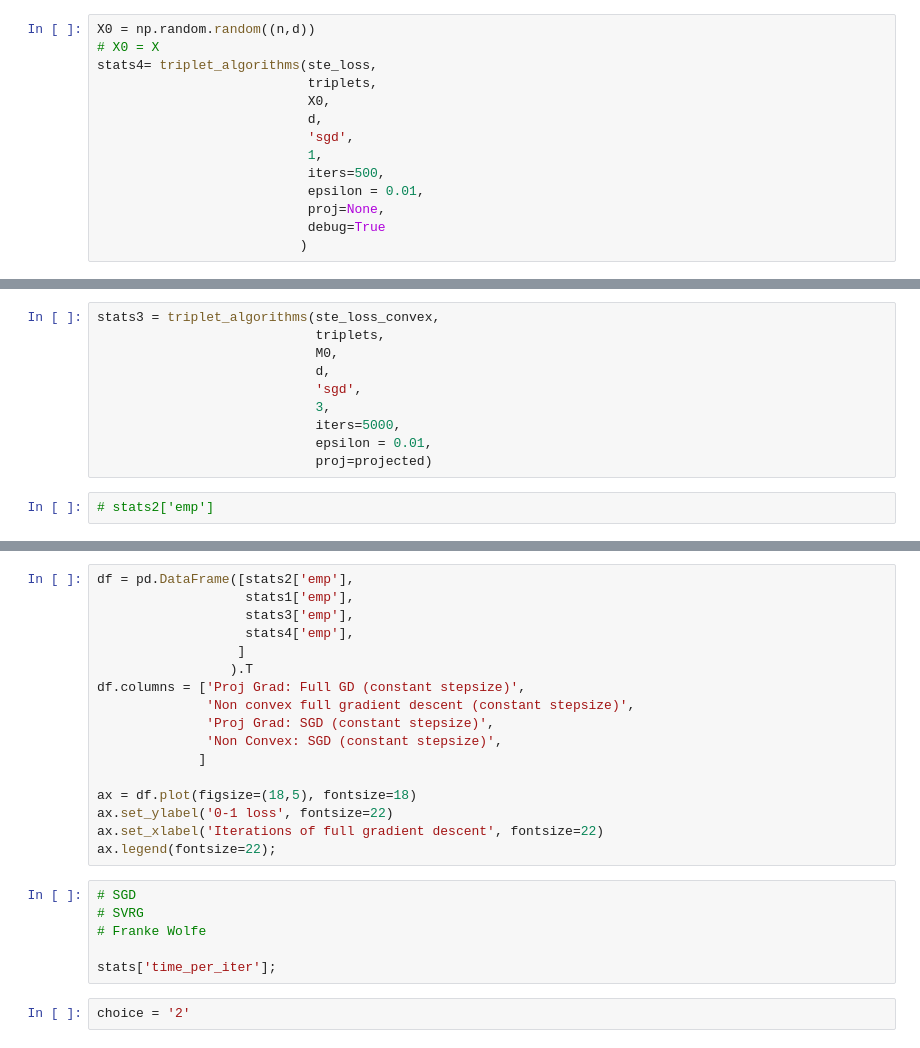
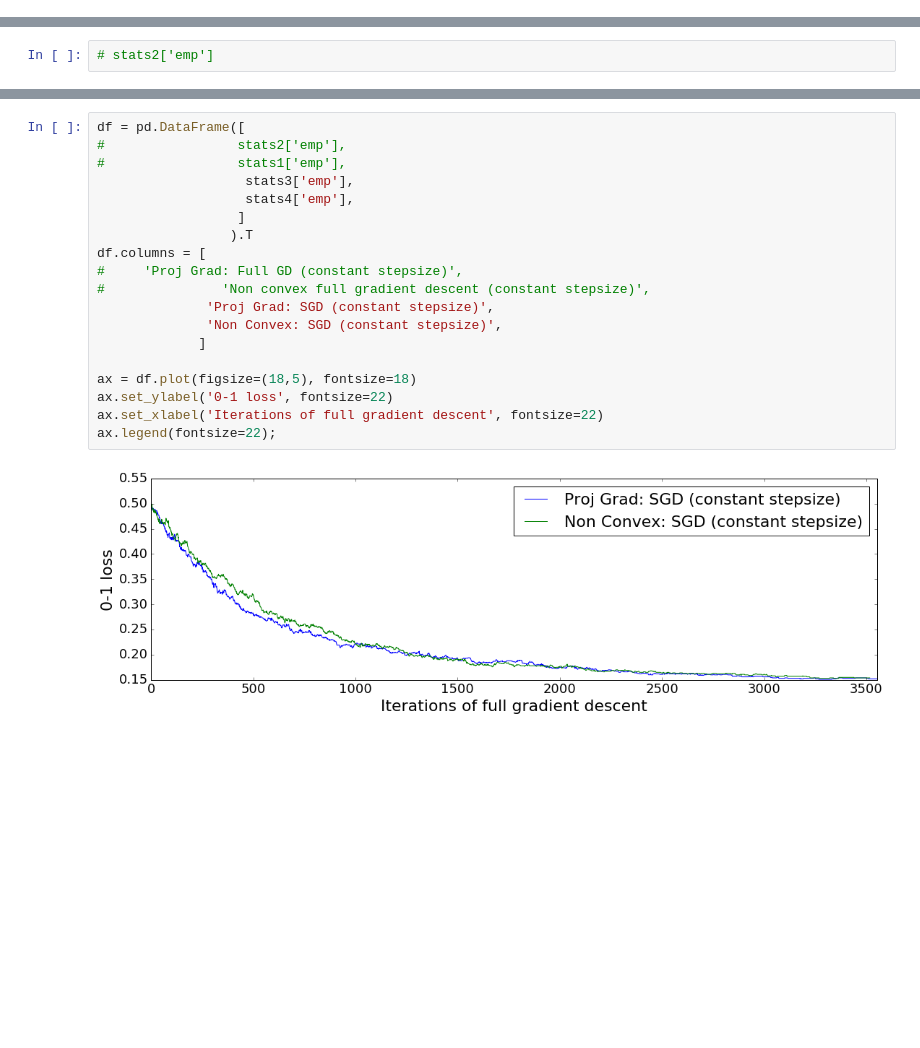
Before and after one commit to GeoCV/Triplets, a Jupyter notebook: mypackage/Metric Learning framework.ipynb, the cells around one changed output, grey strips where cells are left out. Saved outputs shown, nothing was run; the diff lists cells and outputs as text; blank space fills up the shorter version.

```diff
--- a/mypackage/Metric Learning framework.ipynb
+++ b/mypackage/Metric Learning framework.ipynb
@@ -65,14 +104,0 @@ stats1= triplet_algorithms(ste_loss,
-# %%
-X0 = np.random.random((n,d))
-# X0 = X
-stats4= triplet_algorithms(ste_loss,
-                           triplets,
-                           X0,
-                           d,
-                           'sgd',
-                           1,
-                           iters=500,
-                           epsilon = 0.01,
-                           proj=None,
-                           debug=True
-                          )
@@ -113,12 +149,2 @@ stats2 = triplet_algorithms(ste_loss_convex,
-# %%
-stats3 = triplet_algorithms(ste_loss_convex,
-                            triplets,
-                            M0,
-                            d,
-                            'sgd',
-                            3,
-                            iters=5000,
-                            epsilon = 0.01,
-                            proj=projected)
 # %%
 # stats2['emp']
@@ -125,25 +169,21 @@ stats3 = triplet_algorithms(ste_loss_convex,
 # %%
-df = pd.DataFrame([stats2['emp'],
-                   stats1['emp'],
+df = pd.DataFrame([
+#                 stats2['emp'],
+#                 stats1['emp'],
                    stats3['emp'],
                    stats4['emp'],
                   ]
                  ).T
-df.columns = ['Proj Grad: Full GD (constant stepsize)',
-              'Non convex full gradient descent (constant stepsize)',
+df.columns = [
+#     'Proj Grad: Full GD (constant stepsize)',
+#               'Non convex full gradient descent (constant stepsize)',
               'Proj Grad: SGD (constant stepsize)',
               'Non Convex: SGD (constant stepsize)',
              ]
 
 ax = df.plot(figsize=(18,5), fontsize=18)
 ax.set_ylabel('0-1 loss', fontsize=22)
 ax.set_xlabel('Iterations of full gradient descent', fontsize=22)
 ax.legend(fontsize=22);
+# %% [output]
+[figure, added]
-# %%
-# SGD
-# SVRG
-# Franke Wolfe
-
-stats['time_per_iter'];
-# %%
-choice = '2'
```
Also changed, not shown: parts of 13 cells of this notebook, 1 other file.
